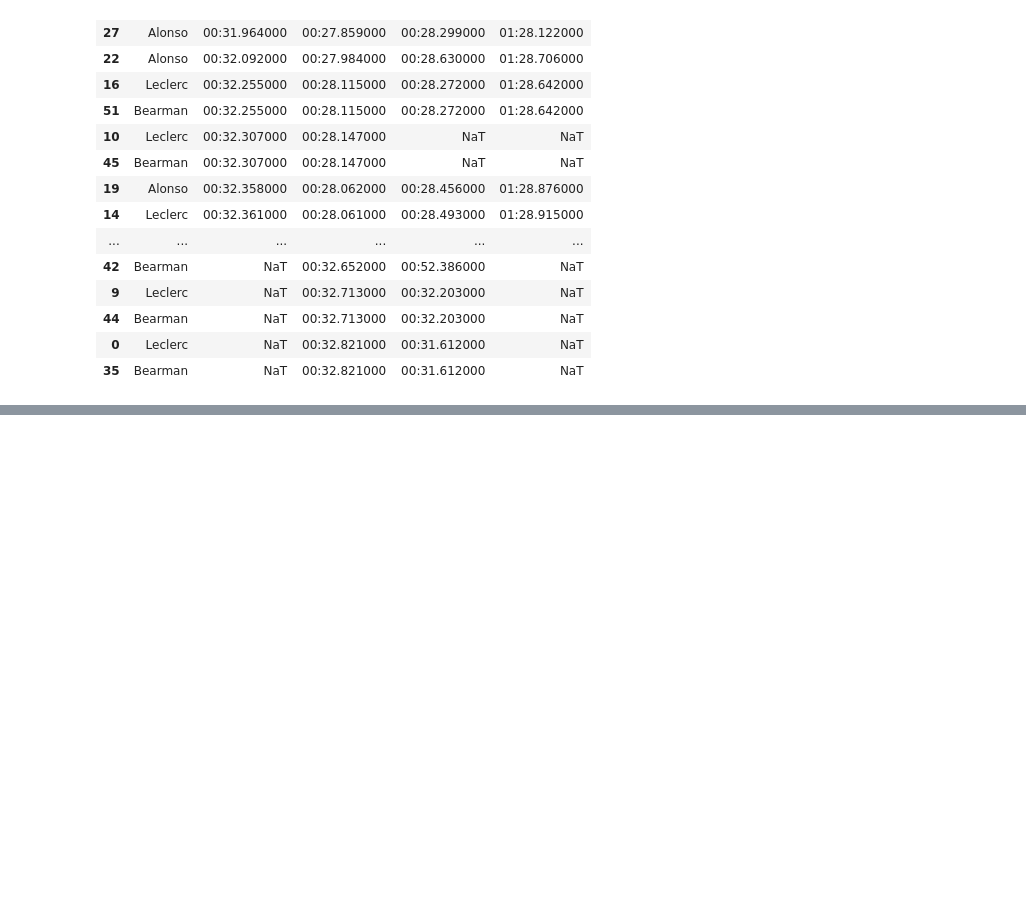
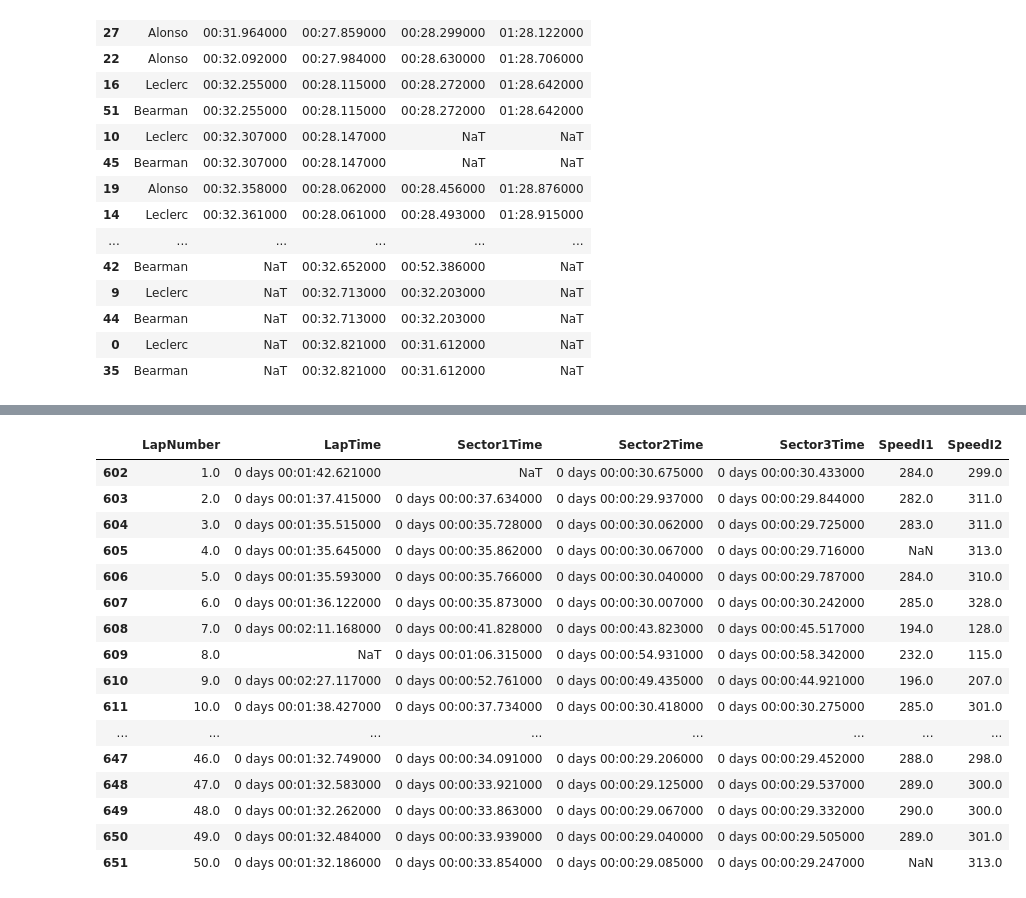
Before and after one commit to SohamDesai1/F1-data-analysis, a Jupyter notebook: 2024 season/saudi_gp.ipynb, the cells around one changed output, grey strips where cells are left out. Saved outputs shown, nothing was run; the diff lists cells and outputs as text; code cells hidden in the pictures; blank space fills up the shorter version.

```diff
--- a/2024 season/saudi_gp.ipynb
+++ b/2024 season/saudi_gp.ipynb
@@ -307,0 +396,8 @@ all_drivers_sectors.sort_values(by=["Sector1Time","Sector2Time","Sector3Time"],a
+# %%
+bea_race = race.laps.pick_driver("BEA")
+fastest_lap_max_race = bea_race.pick_fastest().LapTime
+print("Fastest Lap:",fastest_lap_max_race,"which was in Lap number",ver_race.pick_fastest().LapNumber)
+time_columns = ["LapTime", "Sector1Time", "Sector2Time", "Sector3Time"]
+bea_race.loc[:, time_columns] = bea_race.loc[:, time_columns].apply(pd.to_timedelta)
+bea_race.loc[:,["LapNumber","LapTime","Sector1Time","Sector2Time","Sector3Time","SpeedI1","SpeedI2"]]
+# %% [output]
@@ -307,0 +405,17 @@ all_drivers_sectors.sort_values(by=["Sector1Time","Sector2Time","Sector3Time"],a
+|  | LapNumber | LapTime | Sector1Time | Sector2Time | Sector3Time | SpeedI1 | SpeedI2 |
+| 602 | 1.0 | 0 days 00:01:42.621000 | NaT | 0 days 00:00:30.675000 | 0 days 00:00:30.433000 | 284.0 | 299.0 |
+| 603 | 2.0 | 0 days 00:01:37.415000 | 0 days 00:00:37.634000 | 0 days 00:00:29.937000 | 0 days 00:00:29.844000 | 282.0 | 311.0 |
+| 604 | 3.0 | 0 days 00:01:35.515000 | 0 days 00:00:35.728000 | 0 days 00:00:30.062000 | 0 days 00:00:29.725000 | 283.0 | 311.0 |
+| 605 | 4.0 | 0 days 00:01:35.645000 | 0 days 00:00:35.862000 | 0 days 00:00:30.067000 | 0 days 00:00:29.716000 | NaN | 313.0 |
+| 606 | 5.0 | 0 days 00:01:35.593000 | 0 days 00:00:35.766000 | 0 days 00:00:30.040000 | 0 days 00:00:29.787000 | 284.0 | 310.0 |
+| 607 | 6.0 | 0 days 00:01:36.122000 | 0 days 00:00:35.873000 | 0 days 00:00:30.007000 | 0 days 00:00:30.242000 | 285.0 | 328.0 |
+| 608 | 7.0 | 0 days 00:02:11.168000 | 0 days 00:00:41.828000 | 0 days 00:00:43.823000 | 0 days 00:00:45.517000 | 194.0 | 128.0 |
+| 609 | 8.0 | NaT | 0 days 00:01:06.315000 | 0 days 00:00:54.931000 | 0 days 00:00:58.342000 | 232.0 | 115.0 |
+| 610 | 9.0 | 0 days 00:02:27.117000 | 0 days 00:00:52.761000 | 0 days 00:00:49.435000 | 0 days 00:00:44.921000 | 196.0 | 207.0 |
+| 611 | 10.0 | 0 days 00:01:38.427000 | 0 days 00:00:37.734000 | 0 days 00:00:30.418000 | 0 days 00:00:30.275000 | 285.0 | 301.0 |
+| ... | ... | ... | ... | ... | ... | ... | ... |
+| 647 | 46.0 | 0 days 00:01:32.749000 | 0 days 00:00:34.091000 | 0 days 00:00:29.206000 | 0 days 00:00:29.452000 | 288.0 | 298.0 |
+| 648 | 47.0 | 0 days 00:01:32.583000 | 0 days 00:00:33.921000 | 0 days 00:00:29.125000 | 0 days 00:00:29.537000 | 289.0 | 300.0 |
+| 649 | 48.0 | 0 days 00:01:32.262000 | 0 days 00:00:33.863000 | 0 days 00:00:29.067000 | 0 days 00:00:29.332000 | 290.0 | 300.0 |
+| 650 | 49.0 | 0 days 00:01:32.484000 | 0 days 00:00:33.939000 | 0 days 00:00:29.040000 | 0 days 00:00:29.505000 | 289.0 | 301.0 |
+| 651 | 50.0 | 0 days 00:01:32.186000 | 0 days 00:00:33.854000 | 0 days 00:00:29.085000 | 0 days 00:00:29.247000 | NaN | 313.0 |
```
Also changed, not shown: parts of 6 cells of this notebook.
